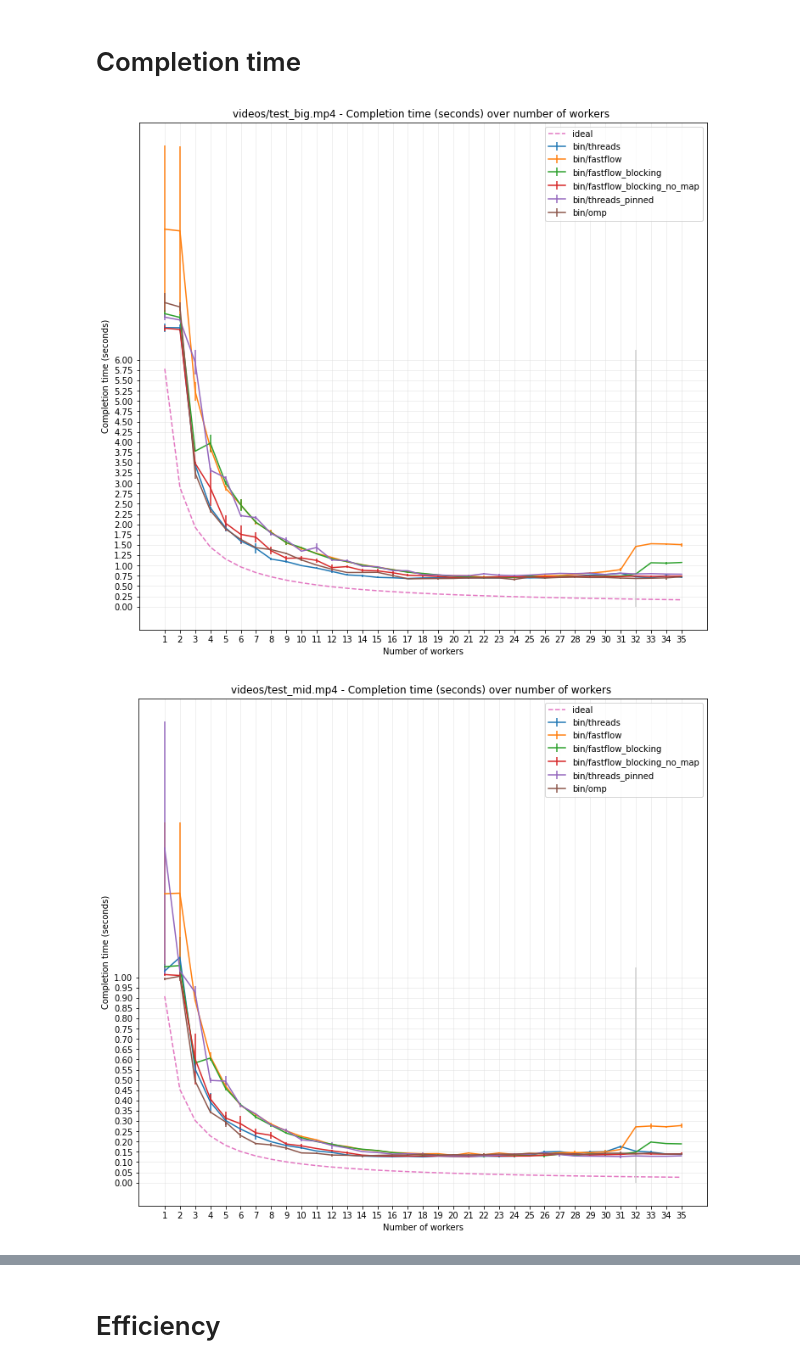
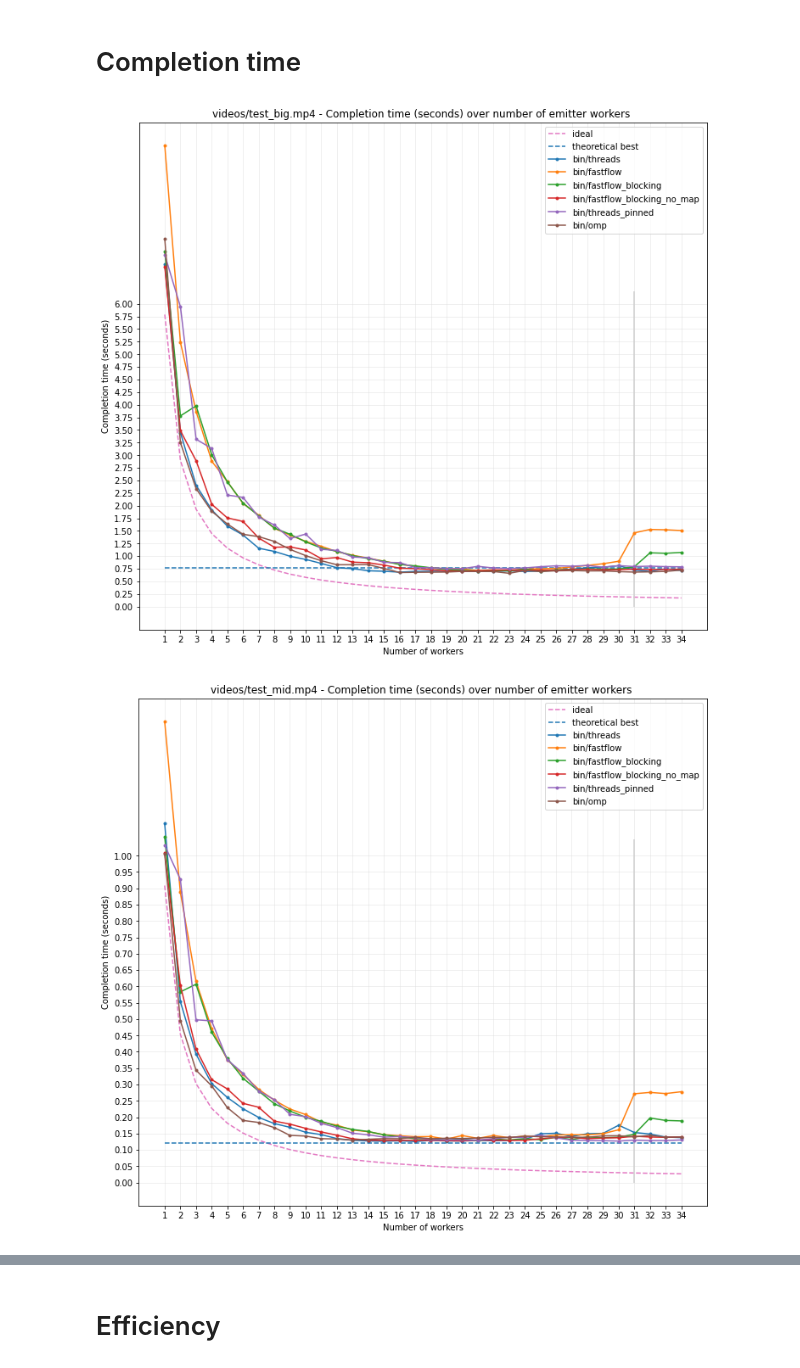
Before and after one commit to iwilare/video-motion-detection, a Jupyter notebook: plot/plot.ipynb, the cells around one changed output, grey strips where cells are left out. Saved outputs shown, nothing was run; the diff lists cells and outputs as text; code cells hidden in the pictures.

```diff
--- a/plot/plot.ipynb
+++ b/plot/plot.ipynb
@@ -18,38 +18,44 @@ df = pd.concat([
         ]).reset_index()
 sequentials = pd.read_csv("../data/sequentialA.csv").reset_index()
 # %%
+df = df[df['nworkers'] >= 2]
+df['nworkers'] -= 1
+
 programs = df['name'].unique()
 all_n_workers = df['nworkers'].unique()
 filenames = df['filename'].unique()
 
 def crop_slash(e): return e.split('/')[1].split('.')[0]
 # %%
-sequentials['read_time'] = [9289,2436,1104]
+sequentials['read_time'] = [9289,2636,1104]
 sequentials['init_time'] = [173849,62852,35543]
-sequentials['total_time'] = [56640000,8810000,2060000]
+sequentials['total_time'] = [56640000,8810000,2160000]
+sequentials['processing_time'] = [72291,25126,9525]
+sequentials['frames'] = [812,431,227]
 # %% [markdown]
 # Speedup
 # %%
 for f in filenames:
     plt.gcf().set_size_inches(12, 11)
-    seq_time = sequentials[sequentials['filename'] == f]['avg'].values[0]
+    def seq(n): return sequentials[sequentials['filename'] == f][n].values[0]
     for p in programs:
-        y = seq_time / df[(df['name'] == p) & (df['filename'] == f)]['avg']
+        y = seq('avg') / df[(df['name'] == p) & (df['filename'] == f)]['avg']
         plt.errorbar(all_n_workers, y, label=p, marker='.')
     plt.grid(color='#e0e0e0', linestyle='-', linewidth=1)
     plt.yscale('log')
     plt.yticks(list(range(0,16,1)) + list(range(10,100,10)))
     plt.gca().get_yaxis().set_major_formatter(mplt.ticker.ScalarFormatter())
     plt.gca().get_yaxis().get_major_formatter().labelOnlyBase = False
-    plt.vlines(32, ymin=1, ymax=32, color='#d0d0d0', linestyle='-')
+    plt.vlines(32, ymin=1, ymax=31, color='#d0d0d0', linestyle='-')
+    plt.hlines(seq('processing_time')/seq('read_time'), xmin=2, xmax=35, linestyle='--',label='theoretical best')
 
-    plt.plot(all_n_workers+1, all_n_workers, '--', label='ideal')
+    plt.plot(all_n_workers, all_n_workers, '--', label='ideal')
     plt.xticks(all_n_workers)
 
     plt.legend()
     plt.ylabel("Speedup")
     plt.xlabel("Number of workers")
-    plt.title(f"{f} - Speedup over number of workers ")
+    plt.title(f"{f} - Speedup over number of non-emitter workers ")
     plt.savefig(f'speedup_{crop_slash(f)}.svg')
     plt.show()
 # %% [output]
@@ -61,31 +67,33 @@ for f in filenames:
 # %%
 for f in filenames:
     plt.gcf().set_size_inches(12, 11)
     seq_time = sequentials[sequentials['filename'] == f]['avg'].values[0]
     for p in programs:
         y = df[(df['name'] == p) & (df['filename'] == f)]['avg']
-        e = df[(df['name'] == p) & (df['filename'] == f)]['std']
-        plt.errorbar(all_n_workers, y/1e7, yerr=e/1e7, label=p, marker='.')
+        #e = df[(df['name'] == p) & (df['filename'] == f)]['std']
+        plt.errorbar(all_n_workers, y/1e7, label=p, marker='.') #yerr=e/1e7, label=p, marker='.')
     plt.grid(color='#e0e0e0', linestyle='-', linewidth=0.5)
     plt.plot(all_n_workers, seq_time/1e7/all_n_workers, '--', label='ideal')
     plt.xticks(all_n_workers)
 
+    plt.hlines((seq('read_time')*seq('frames')+seq('init_time'))/1e7, xmin=1, xmax=34, linestyle='--',label='theoretical best')
+
     if f == 'videos/test_big.mp4':
         plt.yticks([x*0.25 for x in range(0,25,1)])
-        plt.vlines(32, ymin=0, ymax=25*0.25, color='#d0d0d0', linestyle='-')
+        plt.vlines(31, ymin=0, ymax=25*0.25, color='#d0d0d0', linestyle='-')
     if f == 'videos/test_mid.mp4':
         plt.yticks([x*0.05 for x in range(0,21,1)])
-        plt.vlines(32, ymin=0, ymax=21*0.05, color='#d0d0d0', linestyle='-')
+        plt.vlines(31, ymin=0, ymax=21*0.05, color='#d0d0d0', linestyle='-')
     if f == 'videos/test_small.mp4':
         plt.yticks([x*0.01 for x in range(0,21,1)])
-        plt.vlines(32, ymin=0, ymax=21*0.01, color='#d0d0d0', linestyle='-')
+        plt.vlines(31, ymin=0, ymax=21*0.01, color='#d0d0d0', linestyle='-')
 
     plt.legend()
     plt.ylabel("Completion time (seconds)")
     plt.xlabel("Number of workers")
-    plt.title(f"{f} - Completion time (seconds) over number of workers ")
+    plt.title(f"{f} - Completion time (seconds) over number of emitter workers ")
     plt.savefig(f'completion_time_{crop_slash(f)}.svg')
     plt.show()
 # %% [output]
-[figure, old version]
+[figure, new version]
-[figure, old version]
+[figure, new version]
```
Also changed, not shown: parts of 3 cells of this notebook, 3 other files.
